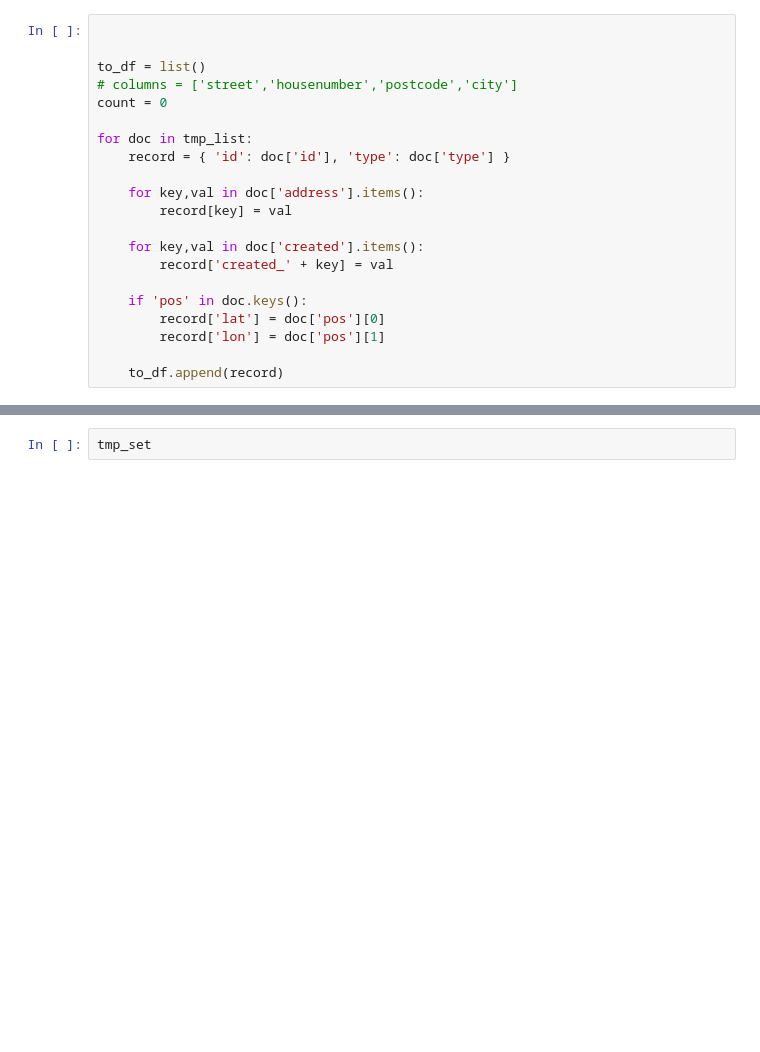
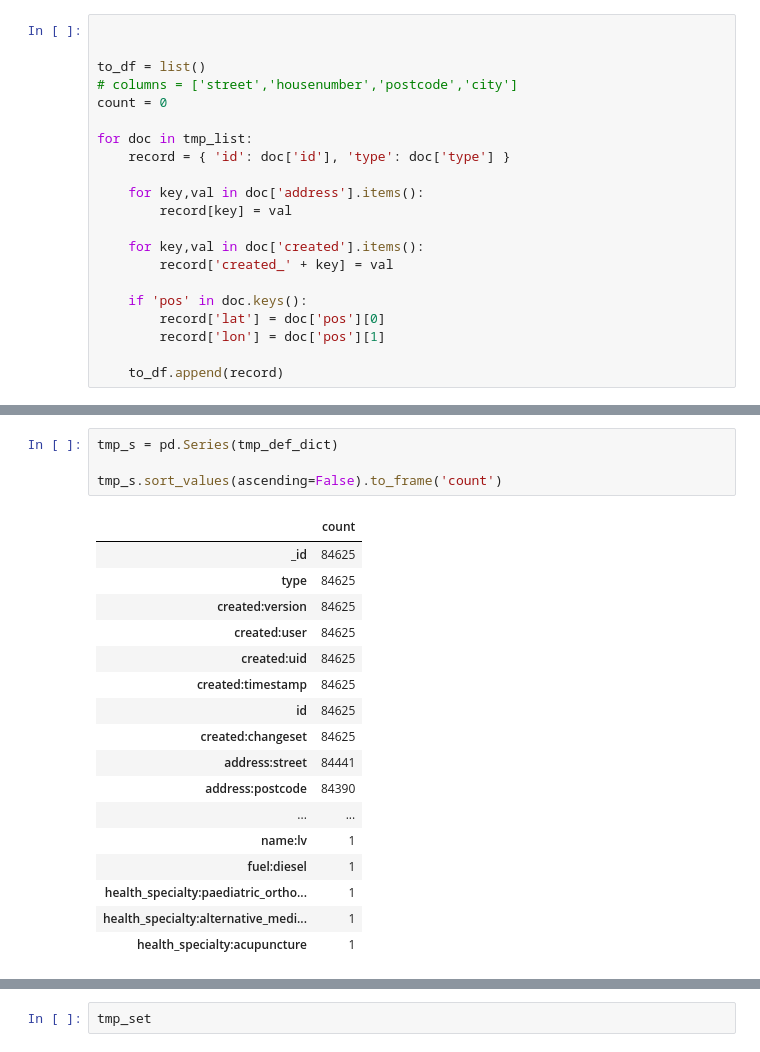
Before and after one commit to gisledb/udacity_nanodegree, a Jupyter notebook: ipython_notebooks/p3/osm_experiments_&_notes.ipynb, the cells around one changed output, grey strips where cells are left out. Saved outputs shown, nothing was run; the diff lists cells and outputs as text; blank space fills up the shorter version.

```diff
--- a/ipython_notebooks/p3/osm_experiments_&_notes.ipynb
+++ b/ipython_notebooks/p3/osm_experiments_&_notes.ipynb
@@ -109,0 +175,22 @@ for doc in tmp_list:
+# %%
+tmp_s = pd.Series(tmp_def_dict)
+
+tmp_s.sort_values(ascending=False).to_frame('count')
+# %% [output]
+|  | count |
+| _id | 84625 |
+| type | 84625 |
+| created:version | 84625 |
+| created:user | 84625 |
+| created:uid | 84625 |
+| created:timestamp | 84625 |
+| id | 84625 |
+| created:changeset | 84625 |
+| address:street | 84441 |
+| address:postcode | 84390 |
+| ... | ... |
+| name:lv | 1 |
+| fuel:diesel | 1 |
+| health_specialty:paediatric_ortho... | 1 |
+| health_specialty:alternative_medi... | 1 |
+| health_specialty:acupuncture | 1 |
```
Also changed, not shown: parts of 9 cells of this notebook, 1 other file.
